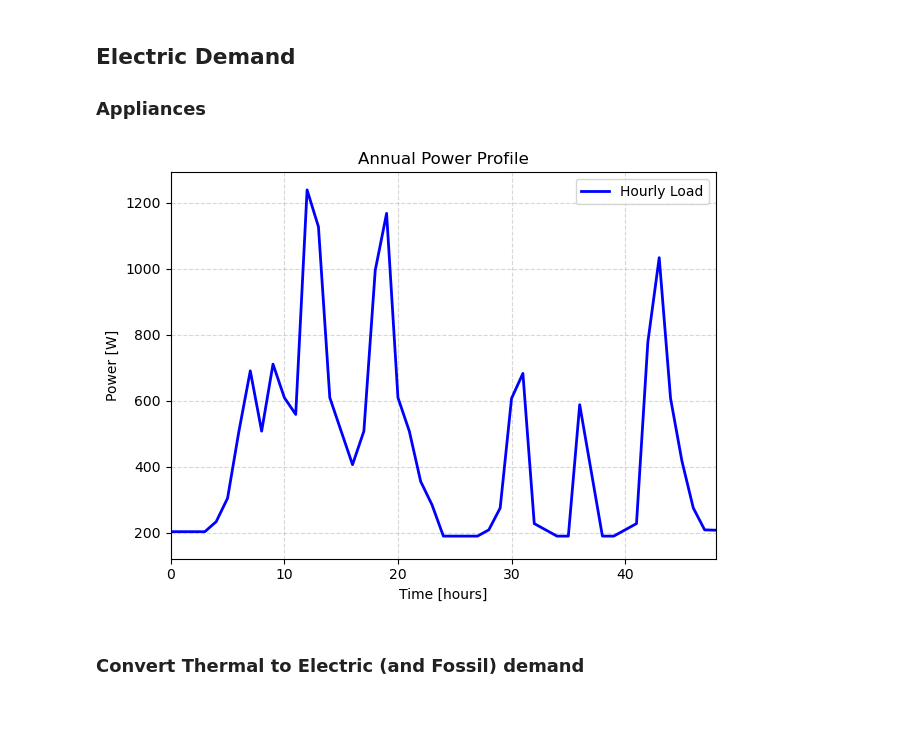
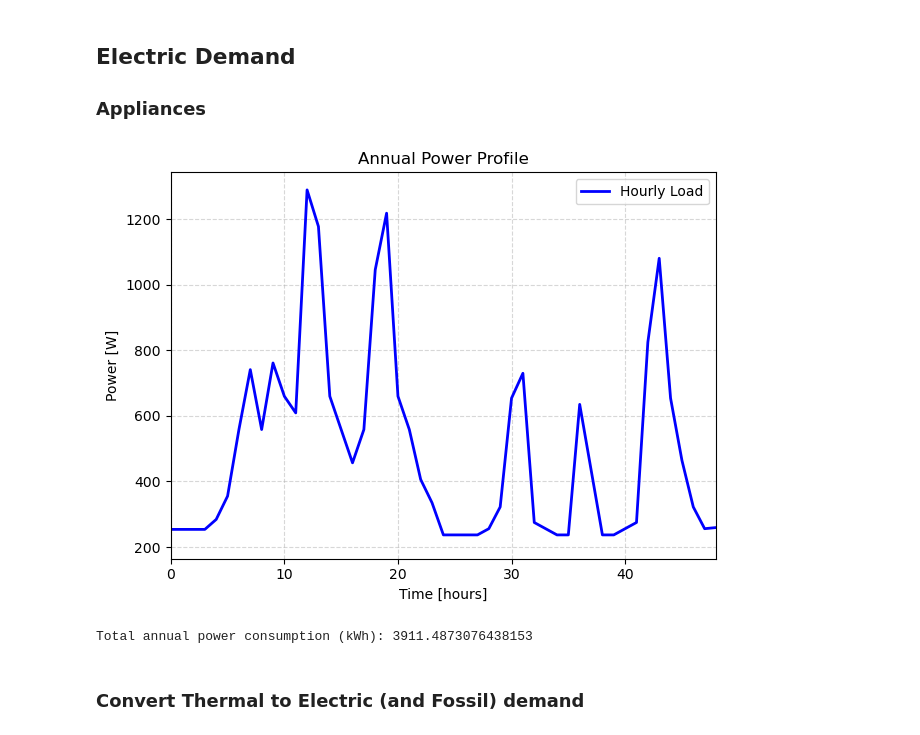
Before and after one commit to simo-pagliu/INRE, a Jupyter notebook: Energy Demand.ipynb, the cells around one changed output. Saved outputs shown, nothing was run; the diff lists cells and outputs as text; code cells hidden in the pictures.

```diff
--- a/Energy Demand.ipynb
+++ b/Energy Demand.ipynb
@@ -22,7 +22,7 @@ efficiency = 0.85
 
 # Heat pump efficiency
 COP_cold = 4.5
-COP_hot = 3.5
+COP_hot = 3.8
 
 # As of 2025, only 9.58, of the buildings have cooling
 cooling_share = 9.58/100
@@ -56,21 +56,22 @@ pv_dist = {
 }
 
 avg_area = 90.99 # m2
-avg_epglnren = 245.52 # kWh/m2a
-
 # usage: reference power needed * correction factor = power needed corrected
 correction_factors = {
-    'A4': 0.2,
-    'A3': 0.8,
-    'A2': 0.6,
-    'A1': 0.7,
-    'B':  0.9,
-    'C':  0.9,
-    'D':  0.9,
-    'E':  0.8,
-    'F':  0.5,
-    'G':  0.9
+    'A4': (27.09*avg_area)/(16.56*158), # Casa Marco 158m2
+    'A3': (51.83*avg_area)/(39.75*79), # Magarò 79m2
+    'A2': (67.72*avg_area)/(89.92*82), # Condominio Mesenzanza sub.6 82m2
+    'A1': (84.21*avg_area)/(74.13*78), # Condominio Mesenzanza sub.13 78m2
+    'B':  (97.62*avg_area)/(90.09*117), # Tomasina 117m2
+    'C':  (113.06*avg_area)/(92.34*136), # Minet 136m2
+    'D':  (140.89*avg_area)/(133.77*101), # Maican 101m2
+    'E':  (180.42*avg_area)/(211.6*114), # Pagliuca 114m2
+    'F':  (240.05*avg_area)/(292.18*49), # Canuti 49m2
+    'G':  (373.53*avg_area)/(390.71*28) # Via Manzoni 28m2
 }
+# Print correction factors
+for ec, cf in correction_factors.items():
+    print(f"Correction factor for energy class {ec}: {cf:.2f}")
 
 photovoltaic_share = {
 "A4": 97.03,
@@ -94,7 +95,7 @@ avg_PV_plant_size_NO_HP = 3.7 # kW
 # hour = [0, 1, 2, 3, 4, 5, 6, 7, 8, 9, 10, 11, 12, 13, 14, 15, 16, 17, 18, 19, 20, 21, 22, 23]
 usage = [0.007198228128460715, 0.0033222591362126463, 0.002768549280177224, 0.004429678848283547, 0.003875968992248069, 0.02879291251384275, 0.07807308970099669, 0.07032115171650055, 0.06866002214839428, 0.05813953488372092, 0.05370985603543743, 0.055370985603543754, 0.06699889258028796, 0.05703211517165008, 0.03765227021040979, 0.03266888150609082, 0.031007751937984496, 0.05370985603543743, 0.07696566998892584, 0.07807308970099669, 0.05592469545957918, 0.04208194905869328, 0.031007751937984496, 0.02048726467331119]
 daily_DHW_pro_capita = 55 # kg/day == 55 liters/day
-mains_temp = 15 # °C
+mains_temp = 12 # °C
 T_hot = 50 # °C
 #INSTAT https://www.istat.it/wp-content/uploads/2025/04/Censimento-permanente-popolazione_Anno-2023_Lombardia.pdf
 people_per_building = 2.25 # people/building
@@ -227,9 +239,12 @@ for i, classe_energetica in enumerate(energy_classes):
     hot_power_temp = thermal_power.copy()
     cold_power_temp = thermal_power.copy()
     hot_power_temp[hot_power_temp < 0] = 0
+    # Cap hot power to never go over the thermal power needed 90% of the time
+    # limit_hot = hot_power_temp.quantile(0.9)
+    # hot_power_temp[hot_power_temp > limit_hot] = limit_hot
+
     cold_power_temp[cold_power_temp > 0] = 0
     cold_power_temp = abs(cold_power_temp)
 
-    total_power = hot_power_temp + cold_power_temp
-    hot_power[classe_energetica] = np.array(hot_power_temp + ACS_demand)
+    hot_power[classe_energetica] = np.array(hot_power_temp) + np.array(ACS_demand)
     cold_power[classe_energetica] = np.array(cold_power_temp)
@@ -279,7 +271,7 @@ buildings_per_class = {k: v * Buildings / 100 for k, v in energy_class_distribut
 ### Appliances
 # %%
 # Assume is the same for all classes
-standby = 200
+standby = 250
 induction_share = 0.35  # percentuale di case con piano a induzione (es. 35,)
 induction_profile = np.zeros(24)
 induction_profile[7] = 800
@@ -409,34 +401,37 @@ while current_date <= end_date:
 
         daily_profile = [
             (1 - season_blend) * w + season_blend * s
             for w, s in zip(winter_day, summer_day)
         ]
 
     if vac_blend > 0:
         daily_profile = [(1 - vac_blend * (1 - vacation_factor)) * val for val in daily_profile]
 
     # Aggiungi variazione giornaliera casuale per rappresentare giornate buone o cattive (es. meteo)
     weather_factor = rng.normal(loc=1.0, scale=0.05)  # variazione ±5% circa
 
     daily_profile = [weather_factor * (val + standby + (induction_share * induction_profile[i])) for i, val in enumerate(daily_profile)]
     other_electric_needs.extend(daily_profile)
     current_date += timedelta(days=1)
 
 # Convert to DataFrame and resample to hourly data
 other_electric_needs = pd.Series(other_electric_needs)
 
 # Plot finale con curva media
 plt.plot(other_electric_needs, color='blue', linewidth=2, label="Hourly Load")
 plt.xlabel("Time [hours]")
 plt.ylabel("Power [W]")
 plt.title("Annual Power Profile")
 plt.grid(True, linestyle='--', alpha=0.5)
 plt.legend()
 plt.tight_layout()
 plt.xlim(0,48)
 plt.show()
+
+print("Total annual power consumption (kWh):", other_electric_needs.sum() / 1000)
 # %% [output]
-[figure, old version]
+[figure, new version]
+Total annual power consumption (kWh): 3911.4873076438153
 # %% [markdown]
 ### Convert Thermal to Electric (and Fossil) demand
 # %%
```
Also changed, not shown: parts of 19 cells of this notebook, 21 other files.
